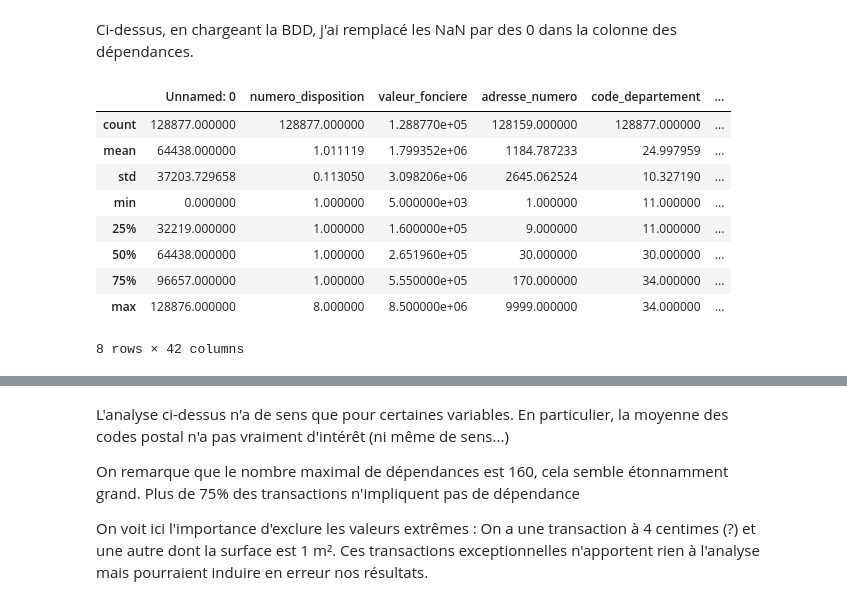
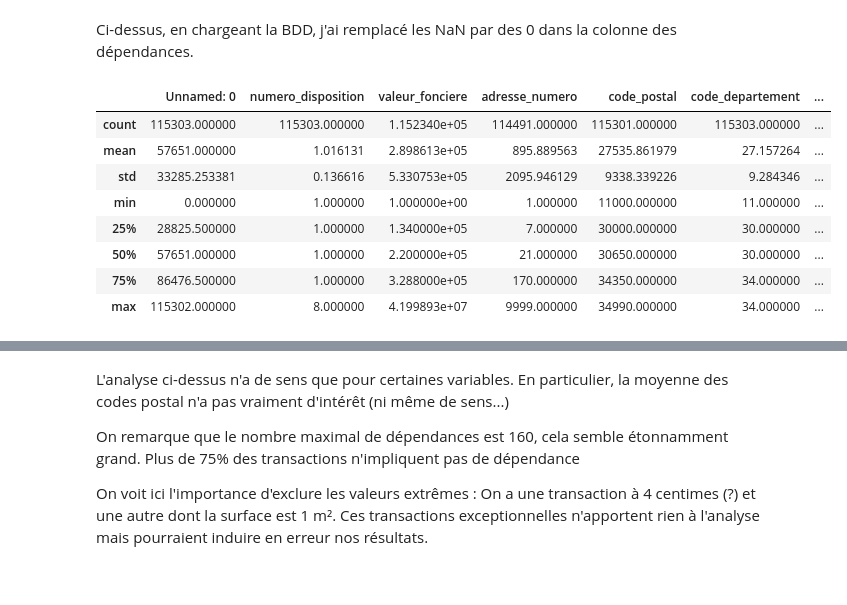
Before and after one commit to ppensier/projet_statapp_inondations, a Jupyter notebook: scripts/stat_data.ipynb, the cells around one changed output, grey strips where cells are left out. Cells and saved outputs as stored; diff of their text form; code cells hidden in the pictures.

```diff
--- a/scripts/stat_data.ipynb
+++ b/scripts/stat_data.ipynb
@@ -38,30 +38,30 @@ def charger_donnees(chemin_fichier):
     df['nombre_dependances'] = df['nombre_dependances'].fillna(0)
     return df
 
-df_initial = charger_donnees("/home/onyxia/work/projet_statapp_inondations-11/data/DVF_fusion.csv")
+premier_df = charger_donnees("/home/onyxia/work/projet_statapp_inondations-12/data/DVFfinal.csv")
+risque_df = charger_donnees("/home/onyxia/work/projet_statapp_inondations-12/data/DVF_avec_risques_inondations.csv")
 
-df_cor = charger_donnees("/home/onyxia/work/projet_statapp_inondations-11/data/DVF_corrige.csv")
+df_corrige = charger_donnees("/home/onyxia/work/projet_statapp_inondations-12/data/DVF_corrige.csv")
 # %% [markdown]
 Ci-dessus, en chargeant la BDD, j'ai remplacé les NaN par des 0 dans la colonne des dépendances.
 # %%
 
 def statistiques_generales(df):
     """
     Renvoie des statistiques générales sur le DataFrame.
     :param df: DataFrame contenant les données
     :return: DataFrame avec les statistiques descriptives
     """
     return df.describe()
 
-statistiques_generales(df_initial)
+statistiques_generales(premier_df)
 # %% [output]
-|  | Unnamed: 0 | numero_disposition | valeur_fonciere | adresse_numero | code_departement | ... |
-| count | 128877.000000 | 128877.000000 | 1.288770e+05 | 128159.000000 | 128877.000000 | ... |
-| mean | 64438.000000 | 1.011119 | 1.799352e+06 | 1184.787233 | 24.997959 | ... |
-| std | 37203.729658 | 0.113050 | 3.098206e+06 | 2645.062524 | 10.327190 | ... |
-| min | 0.000000 | 1.000000 | 5.000000e+03 | 1.000000 | 11.000000 | ... |
-| 25% | 32219.000000 | 1.000000 | 1.600000e+05 | 9.000000 | 11.000000 | ... |
-| 50% | 64438.000000 | 1.000000 | 2.651960e+05 | 30.000000 | 30.000000 | ... |
-| 75% | 96657.000000 | 1.000000 | 5.550000e+05 | 170.000000 | 34.000000 | ... |
-| max | 128876.000000 | 8.000000 | 8.500000e+06 | 9999.000000 | 34.000000 | ... |
+|  | Unnamed: 0 | numero_disposition | valeur_fonciere | adresse_numero | code_postal | code_departement | ... |
+| count | 115303.000000 | 115303.000000 | 1.152340e+05 | 114491.000000 | 115301.000000 | 115303.000000 | ... |
+| mean | 57651.000000 | 1.016131 | 2.898613e+05 | 895.889563 | 27535.861979 | 27.157264 | ... |
+| std | 33285.253381 | 0.136616 | 5.330753e+05 | 2095.946129 | 9338.339226 | 9.284346 | ... |
+| min | 0.000000 | 1.000000 | 1.000000e+00 | 1.000000 | 11000.000000 | 11.000000 | ... |
+| 25% | 28825.500000 | 1.000000 | 1.340000e+05 | 7.000000 | 30000.000000 | 30.000000 | ... |
+| 50% | 57651.000000 | 1.000000 | 2.200000e+05 | 21.000000 | 30650.000000 | 30.000000 | ... |
+| 75% | 86476.500000 | 1.000000 | 3.288000e+05 | 170.000000 | 34350.000000 | 34.000000 | ... |
+| max | 115302.000000 | 8.000000 | 4.199893e+07 | 9999.000000 | 34990.000000 | 34.000000 | ... |
-8 rows × 42 columns
```
Also changed, not shown: parts of 6 cells of this notebook, 1 other file.
